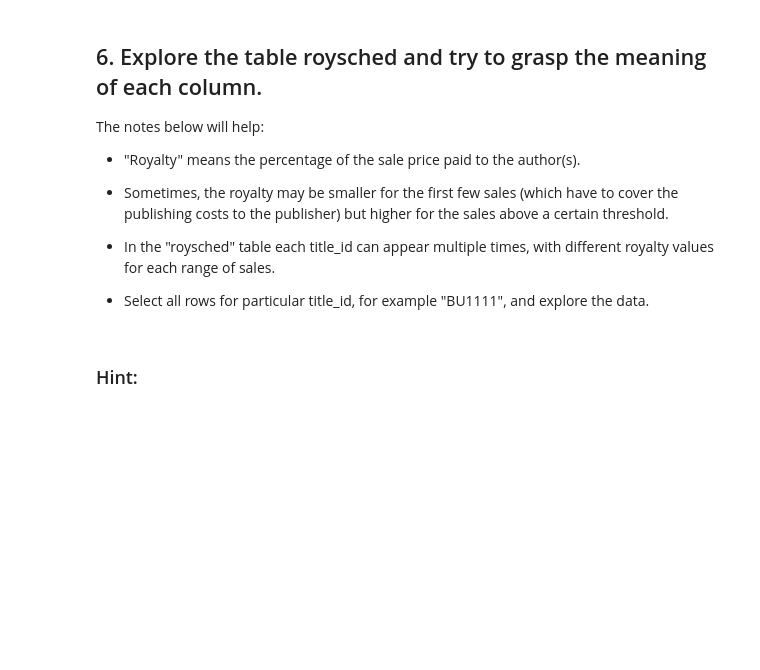
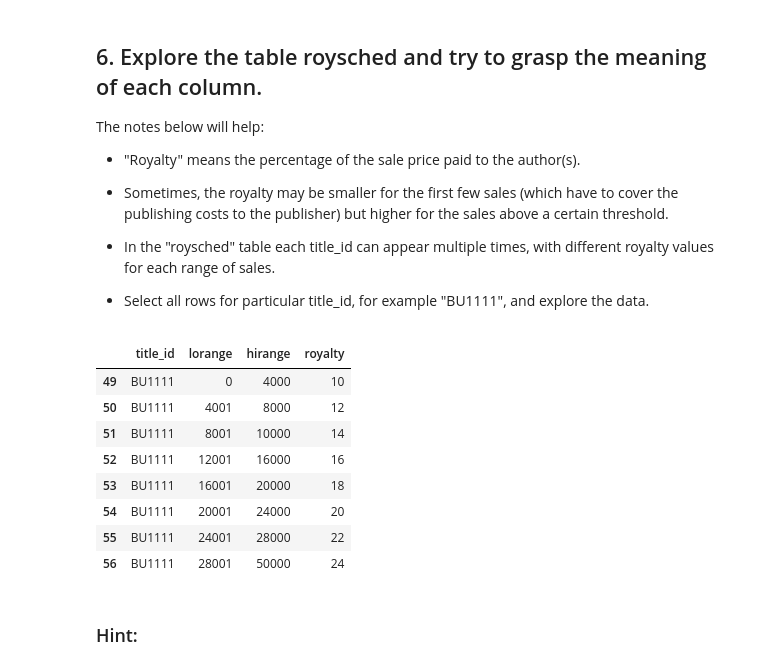
Before and after one commit to PhoenixCC0722/JoinTheGame_Magist, a Jupyter notebook: 11_bonus_challenges__sql_to_pd.ipynb, the cells around one changed output. Drawn from its saved outputs; the diff is of its cells as text; code cells hidden in the pictures; blank space fills up the shorter version.

```diff
--- a/11_bonus_challenges__sql_to_pd.ipynb
+++ b/11_bonus_challenges__sql_to_pd.ipynb
@@ -264,6 +264,20 @@ WHERE t.type = "psychology";
 
    - Select all rows for particular title_id, for example "BU1111", and explore
 	 the data.
+# %%
+df_r = pd.DataFrame(roysched)
+df_r.head()
+df_r.loc[(df_r['title_id']=='BU1111'),:]
+# %% [output]
+|  | title_id | lorange | hirange | royalty |
+| 49 | BU1111 | 0 | 4000 | 10 |
+| 50 | BU1111 | 4001 | 8000 | 12 |
+| 51 | BU1111 | 8001 | 10000 | 14 |
+| 52 | BU1111 | 12001 | 16000 | 16 |
+| 53 | BU1111 | 16001 | 20000 | 18 |
+| 54 | BU1111 | 20001 | 24000 | 20 |
+| 55 | BU1111 | 24001 | 28000 | 22 |
+| 56 | BU1111 | 28001 | 50000 | 24 |
 # %% [markdown]
 ### Hint:
 # %% [markdown]
```
Also changed, not shown: parts of 1 cell of this notebook.
